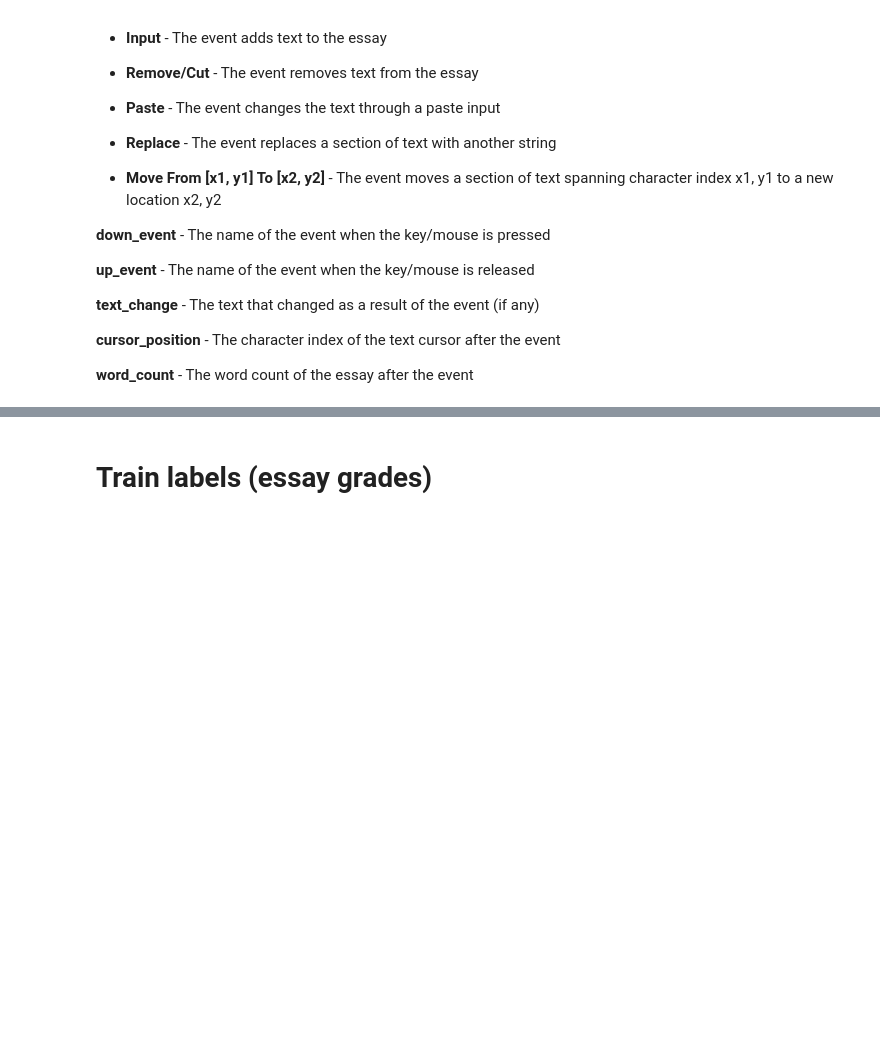
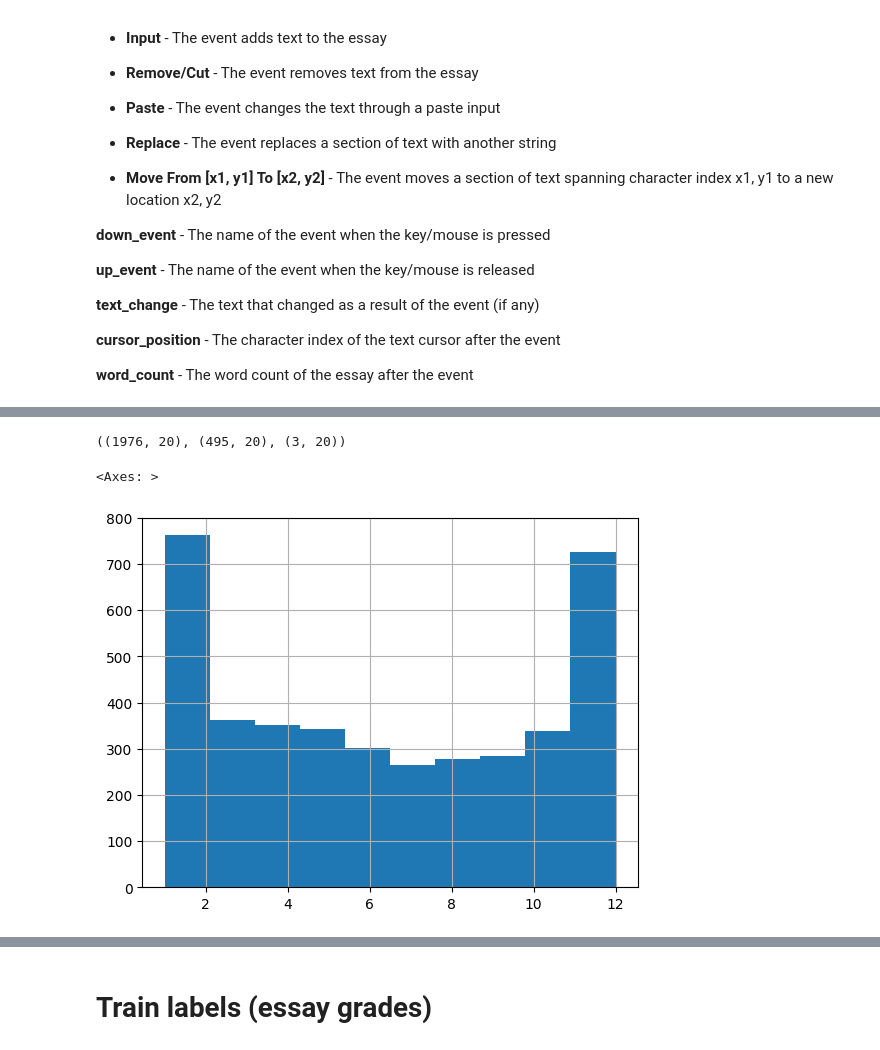
Before and after one commit to arammul/ML_project_2023_T22, a Jupyter notebook: Anastasija/Data Exploration.ipynb, the cells around one changed output, grey strips where cells are left out. Cells and saved outputs as stored; diff of their text form; code cells hidden in the pictures; blank space fills up the shorter version.

```diff
--- a/Anastasija/Data Exploration.ipynb
+++ b/Anastasija/Data Exploration.ipynb
@@ -179,0 +444,6 @@ df
+# %%
+df_model['pauses_count'].fillna(df_model['pauses_count'].mean(), inplace=True)
+df_model['pause_mean_duration'].fillna(df_model['pause_mean_duration'].median(), inplace=True)
+df_model['pauses_time_sum'].fillna(df_model['pauses_time_sum'].mean(), inplace=True)
+df_model['sentence_count'].fillna(df_model['sentence_count'].mean(), inplace=True)
+df_model['pauses_share'].fillna(df_model['pauses_share'].mean(), inplace=True)
@@ -179,0 +524,3 @@ df
+# %%
+df_labels['class'] = (df_labels['score'] * 2).astype(int)
+df_labels
@@ -179,0 +541,32 @@ df
+# %%
+# PLEASE ALSO ADD TEST SET
+
+# Splitting data into train and validation set
+# Dropping columns, which are not suitable for training
+
+from sklearn.model_selection import train_test_split
+X = df_features_encoded.drop(['id'], axis=1)
+X = X.fillna(0)
+y_class = df_labels['class']
+y_score = df_labels['score']  # Keep for regression
+
+X_test = X[X['is_test'] == True].drop(['is_test'], axis=1)
+X = X[X['is_test'] == False].drop(['is_test'], axis=1)
+
+X_train, X_val, y_train_class, y_val_class = train_test_split(X, y_class, random_state=0, test_size=0.20, stratify=y_class)
+# %%
+X_train.shape, X_val.shape, X_test.shape
+# %% [output]
+((1976, 20), (495, 20), (3, 20))
+# %%
+from imblearn.combine import SMOTETomek
+from imblearn.under_sampling import TomekLinks
+from imblearn.over_sampling import SMOTE
+
+smote_tomek = SMOTETomek(random_state=27, smote=SMOTE(k_neighbors=3))
+X_overunder, y_overunder = smote_tomek.fit_resample(X_train, y_train_class)
+# %%
+y_overunder.hist()
+# %% [output]
+<Axes: >
+[figure, added]
```
Also changed, not shown: parts of 52 cells of this notebook.
